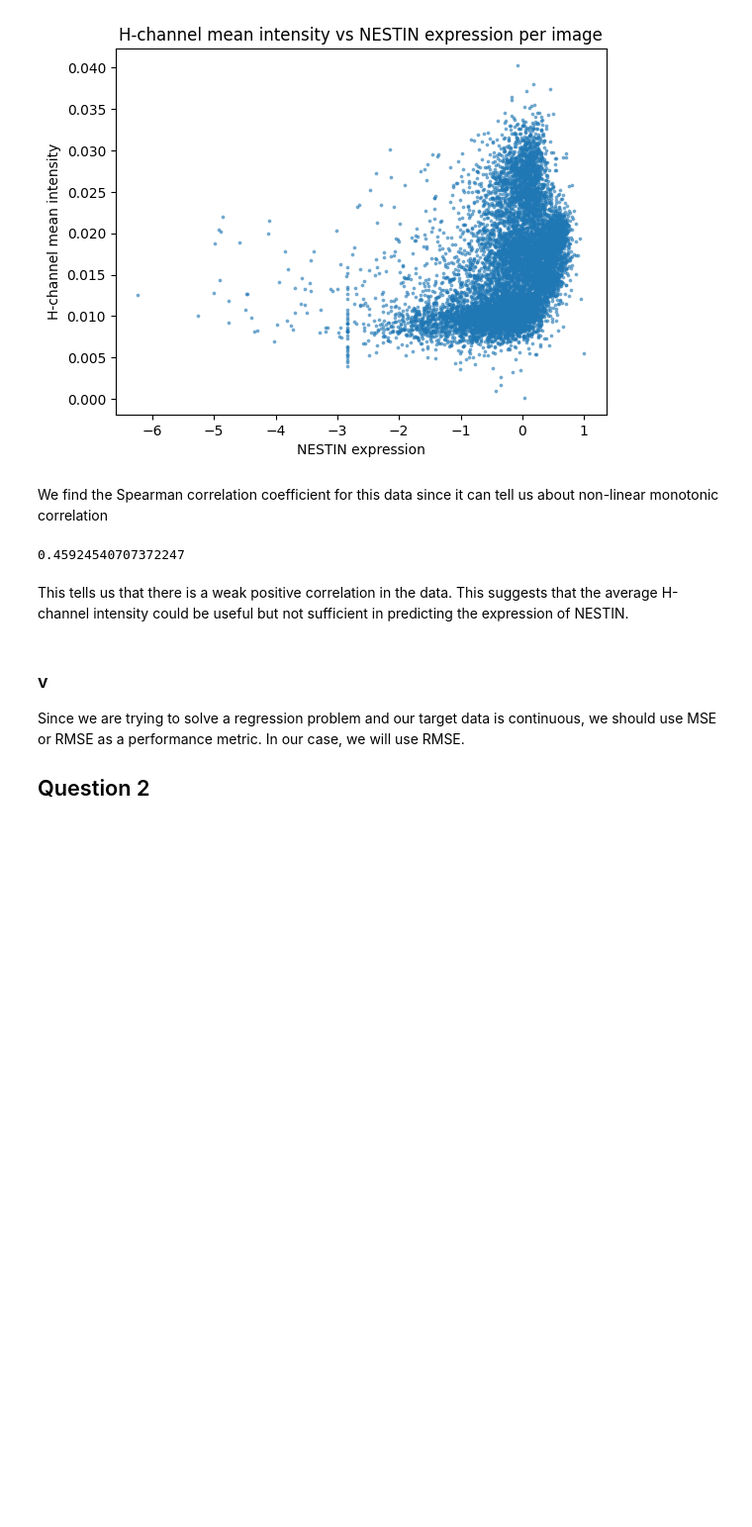
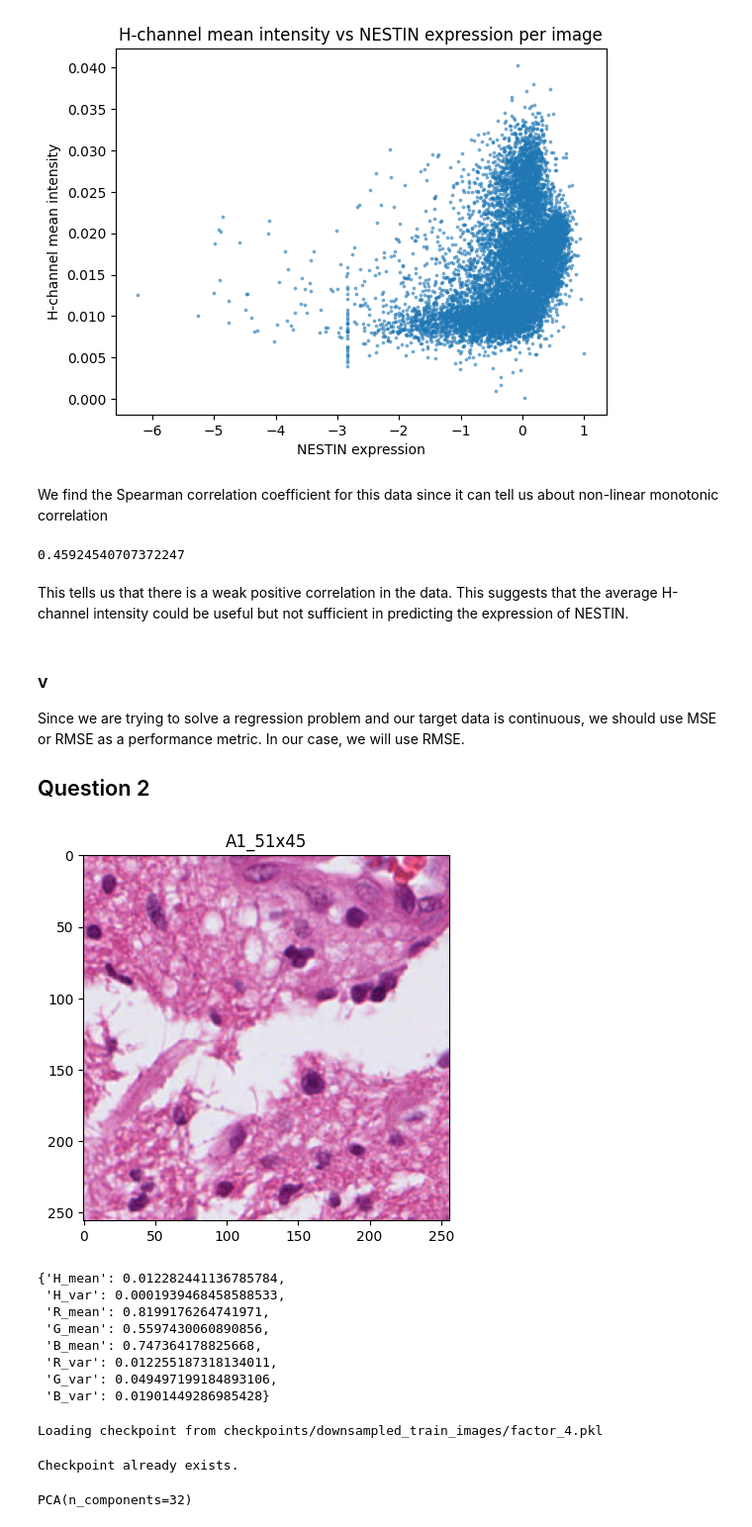
Before and after one commit to brendanbennett/CS909, a Jupyter notebook: 2024/A2/assignment2.ipynb, the cells around one changed output. Shown at 99% size. Drawn from its saved outputs; the diff is of its cells as text; code cells hidden in the pictures; blank space fills up the shorter version.

```diff
--- a/2024/A2/assignment2.ipynb
+++ b/2024/A2/assignment2.ipynb
@@ -162,7 +157,7 @@ for specimen_id in specimen_ids:
 # %% [markdown]
 ### iv
 # %%
-load_df = get_checkpoint("df", "with_hematoxylin")
+load_df: pd.DataFrame = get_checkpoint("df", "with_hematoxylin")
 if load_df is not None:
     df = load_df
 else:
@@ -201,3 +196,62 @@ This tells us that there is a weak positive correlation in the data. This sugges
 Since we are trying to solve a regression problem and our target data is continuous, we should use MSE or RMSE as a performance metric. In our case, we will use RMSE.
 
 ## Question 2
+# %%
+test_df = df[df["specimen_id"] == "C1"]
+train_df = df[df["specimen_id"] != "C1"]
+
+sample_image_data = train_df.sample(random_state=42)
+sample_image_id = sample_image_data.index[0]
+
+show_image(sample_image_id)
+
+sample_image = load_image(sample_image_id)
+sample_image_hed = rgb2hed(sample_image)
+
+features = {}
+means = sample_image_hed[:, :, 0].mean(), *sample_image.mean(axis=(0, 1))
+vars = sample_image_hed[:, :, 0].var(), *sample_image.var(axis=(0, 1))
+
+features = features | {
+    "H_mean": means[0],
+    "H_var": vars[0],
+    "R_mean": means[1],
+    "G_mean": means[2],
+    "B_mean": means[3],
+    "R_var": vars[1],
+    "G_var": vars[2],
+    "B_var": vars[3],
+}
+features
+# %% [output]
+[figure, added]
+{'H_mean': 0.012282441136785784,
+ 'H_var': 0.0001939468458588533,
+ 'R_mean': 0.8199176264741971,
+ 'G_mean': 0.5597430060890856,
+ 'B_mean': 0.747364178825668,
+ 'R_var': 0.012255187318134011,
+ 'G_var': 0.049497199184893106,
+ 'B_var': 0.01901449286985428}
+# %%
+def downsample_image(im, factor: int = 4):
+    return downscale_local_mean(im, (factor, factor, 1))
+
+im_downsampled = downsample_image(sample_image)
+
+load_downsampled_train_images = get_checkpoint("downsampled_train_images", "factor_4")
+if load_downsampled_train_images is not None:
+    downsampled_train_images = load_downsampled_train_images
+else:
+    downsampled_train_images = [downsample_image(load_image(image_id)) for image_id in tqdm(train_df.index)]
+# %% [output]
+Loading checkpoint from checkpoints/downsampled_train_images/factor_4.pkl
+# %%
+make_checkpoint(downsampled_train_images, "downsampled_train_images", "factor_4")
+# %% [output]
+Checkpoint already exists.
+# %%
+pca = PCA(n_components=32)
+pca.fit(np.array(downsampled_train_images).reshape(-1, downsampled_train_images[0].size))
+# %% [output]
+PCA(n_components=32)
```
Also changed, not shown: parts of 8 cells of this notebook.
